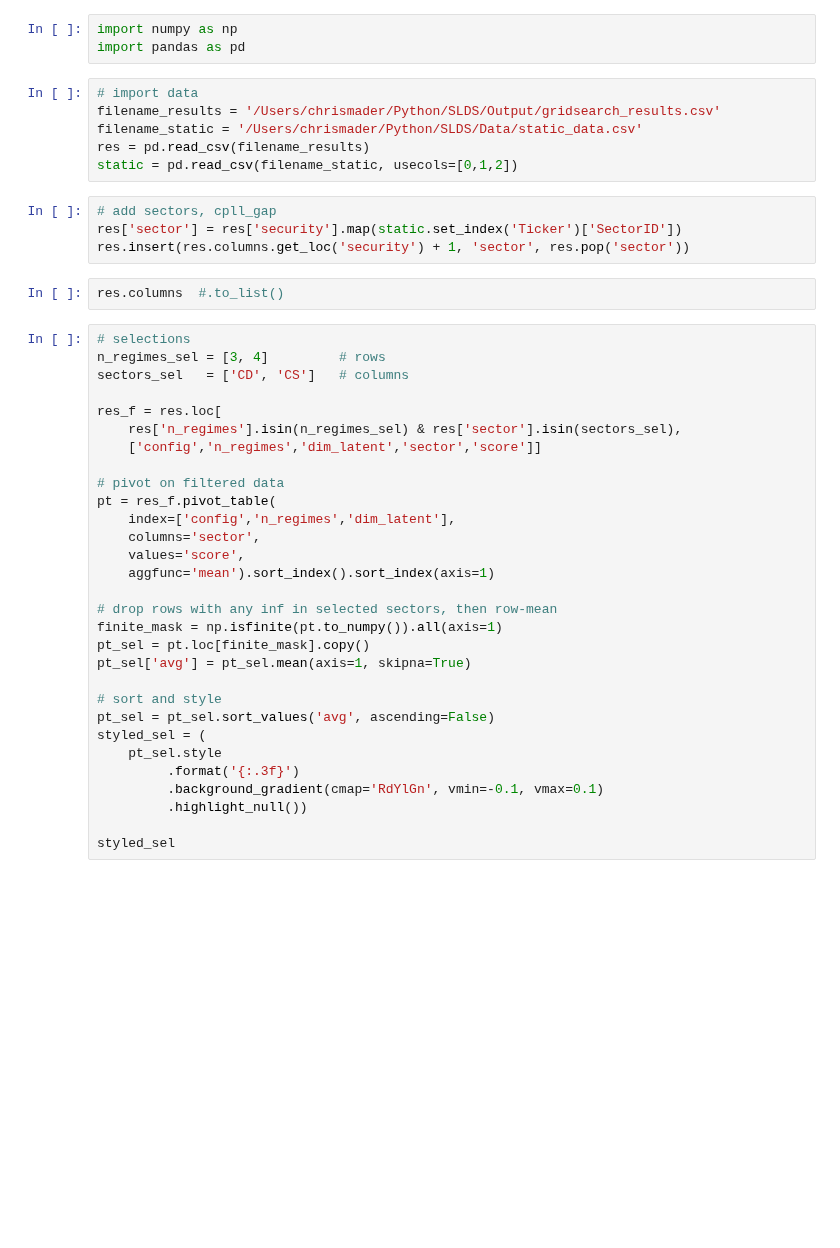
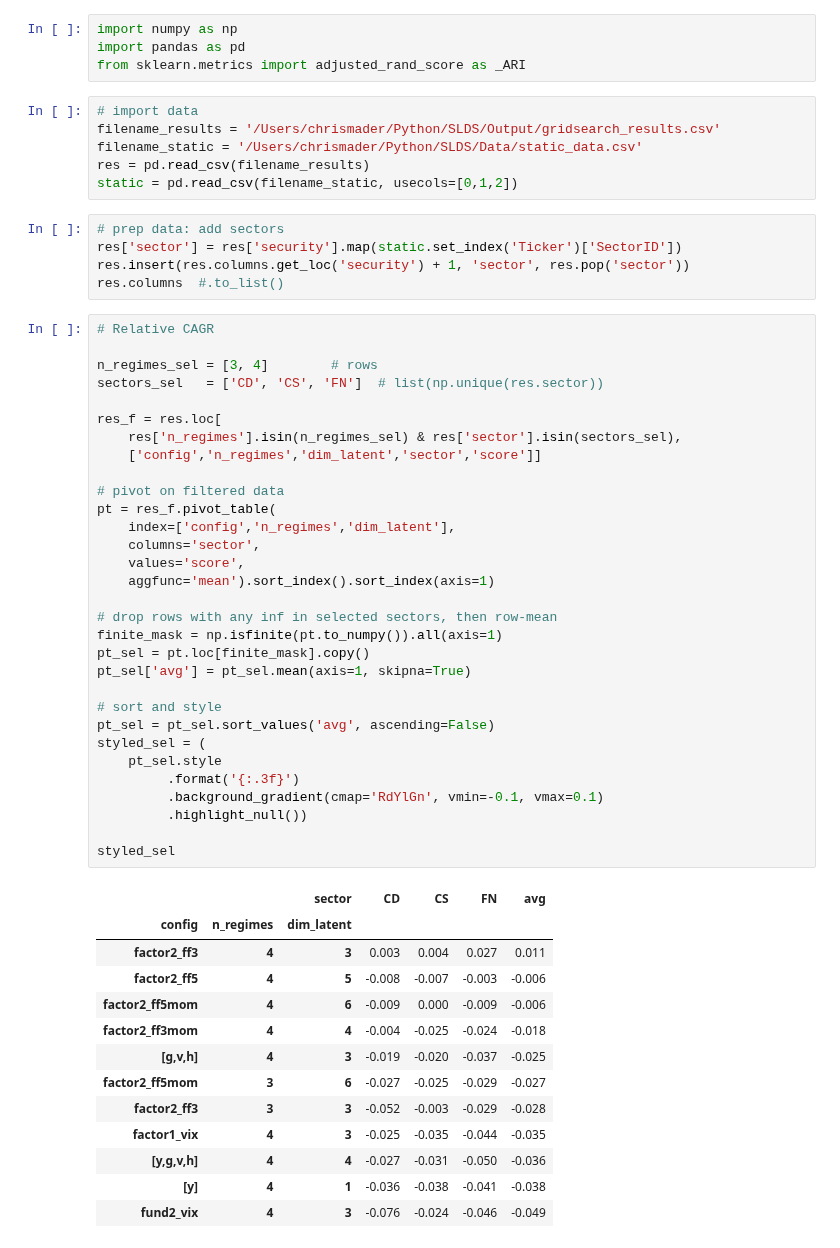
Before and after one commit to chrismader1/SLDS, a Jupyter notebook: rSLDS_analysis.ipynb, the cells around one changed output. Drawn from its saved outputs; the diff is of its cells as text; blank space fills up the shorter version.

```diff
--- a/rSLDS_analysis.ipynb
+++ b/rSLDS_analysis.ipynb
@@ -1,6 +1,7 @@
 # %%
 import numpy as np
 import pandas as pd
+from sklearn.metrics import adjusted_rand_score as _ARI
 # %%
 # import data
 filename_results = '/Users/chrismader/Python/SLDS/Output/gridsearch_results.csv'
@@ -8,39 +9,53 @@ filename_static = '/Users/chrismader/Python/SLDS/Data/static_data.csv'
 res = pd.read_csv(filename_results)
 static = pd.read_csv(filename_static, usecols=[0,1,2])
 # %%
-# add sectors, cpll_gap
+# prep data: add sectors
 res['sector'] = res['security'].map(static.set_index('Ticker')['SectorID'])
 res.insert(res.columns.get_loc('security') + 1, 'sector', res.pop('sector'))
+res.columns  #.to_list()
-# %%
-res.columns  #.to_list()
 # %%
-# selections
-n_regimes_sel = [3, 4]         # rows
-sectors_sel   = ['CD', 'CS']   # columns
+# Relative CAGR
+
+n_regimes_sel = [3, 4]        # rows
+sectors_sel   = ['CD', 'CS', 'FN']  # list(np.unique(res.sector))
 
 res_f = res.loc[
     res['n_regimes'].isin(n_regimes_sel) & res['sector'].isin(sectors_sel),
     ['config','n_regimes','dim_latent','sector','score']]
 
 # pivot on filtered data
 pt = res_f.pivot_table(
     index=['config','n_regimes','dim_latent'],
     columns='sector',
     values='score',
     aggfunc='mean').sort_index().sort_index(axis=1)
 
 # drop rows with any inf in selected sectors, then row-mean
 finite_mask = np.isfinite(pt.to_numpy()).all(axis=1)
 pt_sel = pt.loc[finite_mask].copy()
 pt_sel['avg'] = pt_sel.mean(axis=1, skipna=True)
 
 # sort and style
 pt_sel = pt_sel.sort_values('avg', ascending=False)
 styled_sel = (
     pt_sel.style
          .format('{:.3f}')
          .background_gradient(cmap='RdYlGn', vmin=-0.1, vmax=0.1)
          .highlight_null())
 
 styled_sel
+# %% [output]
+|  |  | sector | CD | CS | FN | avg |
+| config | n_regimes | dim_latent |  |  |  |  |
+| factor2_ff3 | 4 | 3 | 0.003 | 0.004 | 0.027 | 0.011 |
+| factor2_ff5 | 4 | 5 | -0.008 | -0.007 | -0.003 | -0.006 |
+| factor2_ff5mom | 4 | 6 | -0.009 | 0.000 | -0.009 | -0.006 |
+| factor2_ff3mom | 4 | 4 | -0.004 | -0.025 | -0.024 | -0.018 |
+| [g,v,h] | 4 | 3 | -0.019 | -0.020 | -0.037 | -0.025 |
+| factor2_ff5mom | 3 | 6 | -0.027 | -0.025 | -0.029 | -0.027 |
+| factor2_ff3 | 3 | 3 | -0.052 | -0.003 | -0.029 | -0.028 |
+| factor1_vix | 4 | 3 | -0.025 | -0.035 | -0.044 | -0.035 |
+| [y,g,v,h] | 4 | 4 | -0.027 | -0.031 | -0.050 | -0.036 |
+| [y] | 4 | 1 | -0.036 | -0.038 | -0.041 | -0.038 |
+| fund2_vix | 4 | 3 | -0.076 | -0.024 | -0.046 | -0.049 |
 # %%
```
Also changed, not shown: parts of 13 cells of this notebook, 3 other files.
